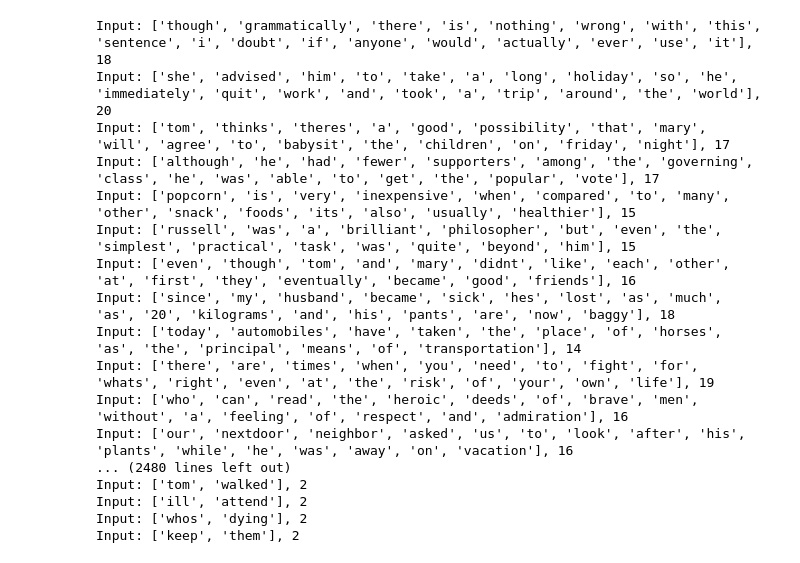
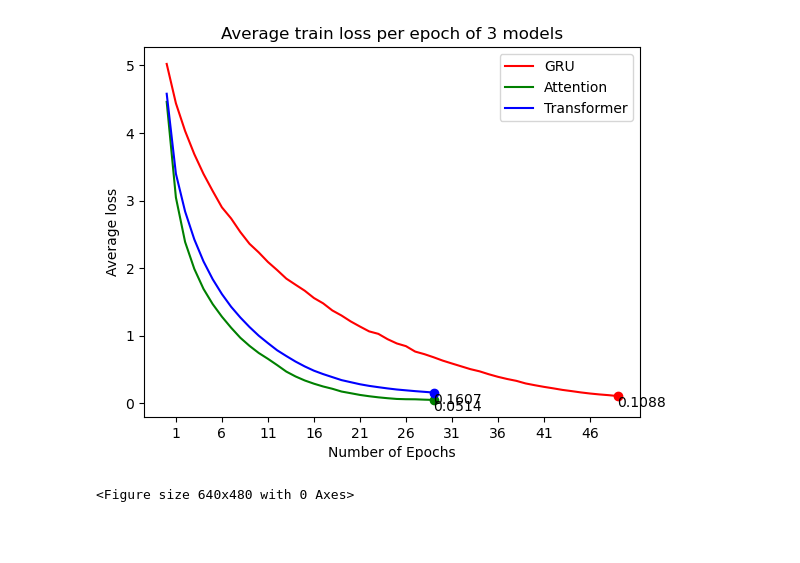
Before and after one commit to manhlamabc123/NMT, a Jupyter notebook: data_processing_test.ipynb, the cells around one changed output. Saved outputs shown, nothing was run; the diff lists cells and outputs as text; code cells hidden in the pictures; blank space fills up the shorter version.

Commit message:
Update plot

```diff
--- a/data_processing_test.ipynb
+++ b/data_processing_test.ipynb
@@ -163,25 +0,0 @@ _, _, test_set_loader, text_transform, vocab_transform = load_data(sort=True)
-# %%
-for i, data in enumerate(test_set_loader):
-    input, target = data
-    for j in range(BATCH_SIZE):
-        translated_input = " ".join(vocab_transform[SRC_LANGUAGE].lookup_tokens(list(input[:, j].cpu().numpy()))).replace("<bos>", "").replace("<eos>", "").replace('<pad>', "").strip().split(" ")
-
-        print(f"Input: {translated_input}, {len(translated_input)}")
-# %% [output]
-Input: ['though', 'grammatically', 'there', 'is', 'nothing', 'wrong', 'with', 'this', 'sentence', 'i', 'doubt', 'if', 'anyone', 'would', 'actually', 'ever', 'use', 'it'], 18
-Input: ['she', 'advised', 'him', 'to', 'take', 'a', 'long', 'holiday', 'so', 'he', 'immediately', 'quit', 'work', 'and', 'took', 'a', 'trip', 'around', 'the', 'world'], 20
-Input: ['tom', 'thinks', 'theres', 'a', 'good', 'possibility', 'that', 'mary', 'will', 'agree', 'to', 'babysit', 'the', 'children', 'on', 'friday', 'night'], 17
-Input: ['although', 'he', 'had', 'fewer', 'supporters', 'among', 'the', 'governing', 'class', 'he', 'was', 'able', 'to', 'get', 'the', 'popular', 'vote'], 17
-Input: ['popcorn', 'is', 'very', 'inexpensive', 'when', 'compared', 'to', 'many', 'other', 'snack', 'foods', 'its', 'also', 'usually', 'healthier'], 15
-Input: ['russell', 'was', 'a', 'brilliant', 'philosopher', 'but', 'even', 'the', 'simplest', 'practical', 'task', 'was', 'quite', 'beyond', 'him'], 15
-Input: ['even', 'though', 'tom', 'and', 'mary', 'didnt', 'like', 'each', 'other', 'at', 'first', 'they', 'eventually', 'became', 'good', 'friends'], 16
-Input: ['since', 'my', 'husband', 'became', 'sick', 'hes', 'lost', 'as', 'much', 'as', '20', 'kilograms', 'and', 'his', 'pants', 'are', 'now', 'baggy'], 18
-Input: ['today', 'automobiles', 'have', 'taken', 'the', 'place', 'of', 'horses', 'as', 'the', 'principal', 'means', 'of', 'transportation'], 14
-Input: ['there', 'are', 'times', 'when', 'you', 'need', 'to', 'fight', 'for', 'whats', 'right', 'even', 'at', 'the', 'risk', 'of', 'your', 'own', 'life'], 19
-Input: ['who', 'can', 'read', 'the', 'heroic', 'deeds', 'of', 'brave', 'men', 'without', 'a', 'feeling', 'of', 'respect', 'and', 'admiration'], 16
-Input: ['our', 'nextdoor', 'neighbor', 'asked', 'us', 'to', 'look', 'after', 'his', 'plants', 'while', 'he', 'was', 'away', 'on', 'vacation'], 16
-... (2480 lines left out)
-Input: ['tom', 'walked'], 2
-Input: ['ill', 'attend'], 2
-Input: ['whos', 'dying'], 2
-Input: ['keep', 'them'], 2
@@ -187,0 +9,42 @@ Input: ['keep', 'them'], 2
+# %%
+def plot_loss_train():
+    time_stamp = datetime.now().strftime('%Y%m%d_%H%M%S')
+
+    plot_train_loss_gru = torch.load('graphs/data/seq2seq_bigru_train_loss')
+    train_min_value_gru = min(plot_train_loss_gru)
+    train_min_index_gru = plot_train_loss_gru.index(train_min_value_gru)
+
+    plot_train_loss_attention_gru = torch.load('graphs/data/seq2seq_attention_gru_train_loss')
+    train_min_value_attention_gru = min(plot_train_loss_attention_gru)
+    train_min_index_attention_gru = plot_train_loss_attention_gru.index(train_min_value_attention_gru)
+
+    plot_train_loss_transformer = torch.load('graphs/data/transformer_train_loss')
+    train_min_value_transformer = min(plot_train_loss_transformer)
+    train_min_index_transformer = plot_train_loss_transformer.index(train_min_value_transformer)
+
+
+    plt.title('Average train loss per epoch of 3 models')
+    plt.plot(plot_train_loss_gru, 'r', label='GRU')
+    plt.plot(train_min_index_gru, train_min_value_gru, 'ro')
+    plt.annotate(f"{train_min_value_gru:.4f}", (train_min_index_gru, train_min_value_gru), verticalalignment='top')
+
+    plt.plot(plot_train_loss_attention_gru, 'g', label='Attention')
+    plt.plot(train_min_index_attention_gru, train_min_value_attention_gru, 'go')
+    plt.annotate(f"{train_min_value_attention_gru:.4f}", (train_min_index_attention_gru, train_min_value_attention_gru), verticalalignment='top')
+
+    plt.plot(plot_train_loss_transformer, 'b', label='Transformer')
+    plt.plot(train_min_index_transformer, train_min_value_transformer, 'bo')
+    plt.annotate(f"{train_min_value_transformer:.4f}", (train_min_index_transformer, train_min_value_transformer), verticalalignment='top')
+
+
+    plt.xlabel('Number of Epochs')
+    plt.ylabel('Average loss')
+    plt.legend()
+    plt.xticks(np.arange(1, len(plot_train_loss_gru)+1, 5))
+    plt.savefig(f"graphs/graphs/train_loss_{time_stamp}.png")
+    plt.figure().clear()
+# %%
+plot_loss_train()
+# %% [output]
+[figure, added]
+<Figure size 640x480 with 0 Axes>
```
Also changed, not shown: parts of 10 cells of this notebook.
